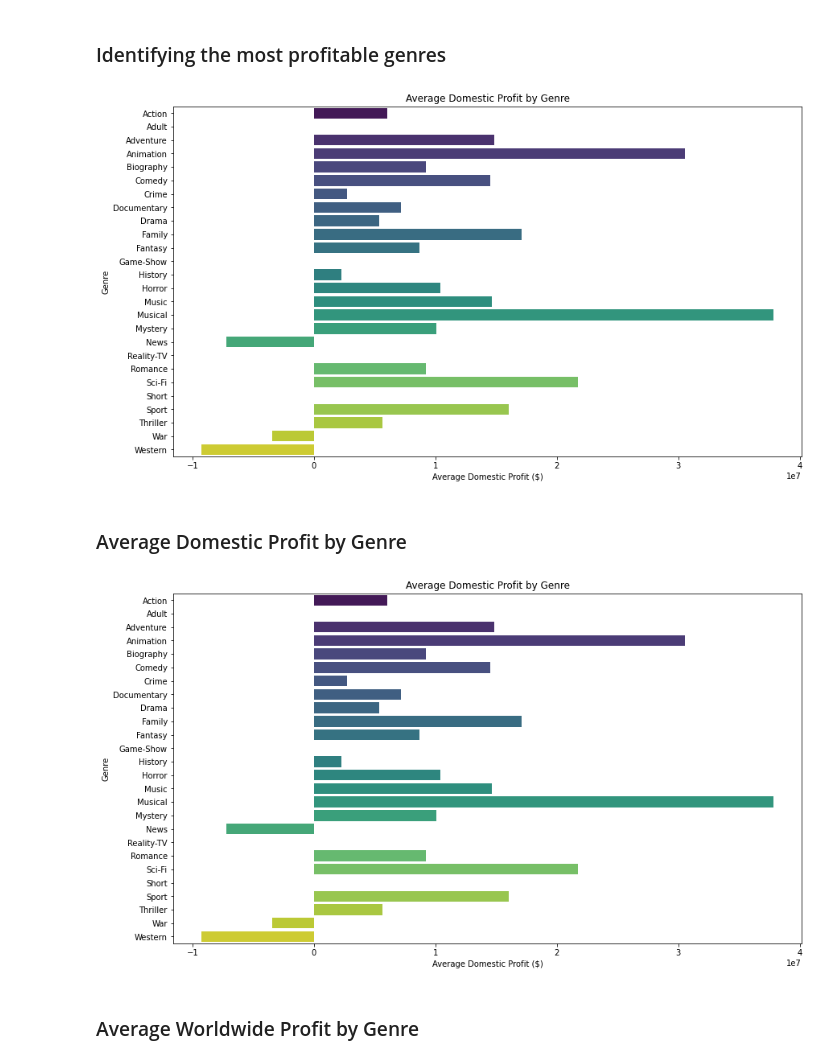
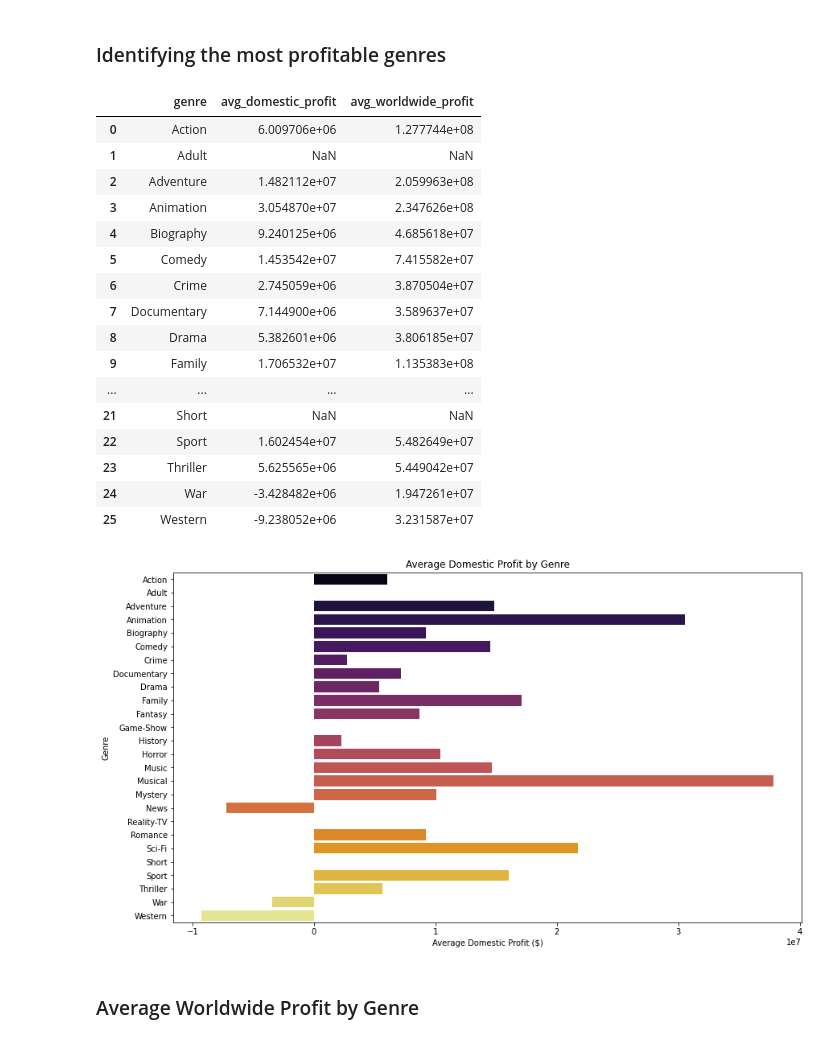
Before and after one commit to daveochieng8/Phase-1-Project, a Jupyter notebook: index.ipynb, the cells around one changed output. Drawn from its saved outputs; the diff is of its cells as text; code cells hidden in the pictures.

```diff
--- a/index.ipynb
+++ b/index.ipynb
@@ -449,36 +449,45 @@ There is a strong positive correlation between production budget and gross reven
 # %% [markdown]
 ### Identifying the most profitable genres
 # %%
-# Calculating the average domestic and worldwide profit for each genre
-genre_columns = genres.columns if 'genres' in locals() else combined_data.columns[combined_data.columns.isin(combined_data['genres'].str.get_dummies(sep=',').columns)]
+
+genre_columns = ['Action', 'Adult', 'Adventure','Animation', 'Biography', 'Comedy', 'Crime', 'Documentary', 'Drama','Family', 'Fantasy', 'Game-Show', 'History', 'Horror', 'Music','Musical', 'Mystery', 'News', 'Reality-TV', 'Romance', 'Sci-Fi','Short', 'Sport', 'Thriller', 'War', 'Western']
+
 genre_profit_df = pd.DataFrame()
 
 for genre in genre_columns:
     genre_profit_df.loc[genre, 'avg_domestic_profit'] = combined_data.loc[combined_data[genre] == 1, 'domestic_profit'].mean()
     genre_profit_df.loc[genre, 'avg_worldwide_profit'] = combined_data.loc[combined_data[genre] == 1, 'worldwide_profit'].mean()
 
 genre_profit_df = genre_profit_df.reset_index().rename(columns={'index': 'genre'})
+
+genre_profit_df
+# %% [output]
+|  | genre | avg_domestic_profit | avg_worldwide_profit |
+| 0 | Action | 6.009706e+06 | 1.277744e+08 |
+| 1 | Adult | NaN | NaN |
+| 2 | Adventure | 1.482112e+07 | 2.059963e+08 |
+| 3 | Animation | 3.054870e+07 | 2.347626e+08 |
+| 4 | Biography | 9.240125e+06 | 4.685618e+07 |
+| 5 | Comedy | 1.453542e+07 | 7.415582e+07 |
+| 6 | Crime | 2.745059e+06 | 3.870504e+07 |
+| 7 | Documentary | 7.144900e+06 | 3.589637e+07 |
+| 8 | Drama | 5.382601e+06 | 3.806185e+07 |
+| 9 | Family | 1.706532e+07 | 1.135383e+08 |
+| ... | ... | ... | ... |
+| 21 | Short | NaN | NaN |
+| 22 | Sport | 1.602454e+07 | 5.482649e+07 |
+| 23 | Thriller | 5.625565e+06 | 5.449042e+07 |
+| 24 | War | -3.428482e+06 | 1.947261e+07 |
+| 25 | Western | -9.238052e+06 | 3.231587e+07 |
 # %%
 plt.figure(figsize=(14, 8))
-sns.barplot(x='avg_domestic_profit', y='genre', data=genre_profit_df, palette='viridis')
+sns.barplot(x='avg_domestic_profit', y='genre', data=genre_profit_df, palette='inferno')
 plt.title('Average Domestic Profit by Genre')
 plt.xlabel('Average Domestic Profit ($)')
 plt.ylabel('Genre')
 plt.show()
 # %% [output]
-[figure, old version]
+[figure, new version]
-# %% [markdown]
-### Average Domestic Profit by Genre
-# %%
-
-plt.figure(figsize=(14, 8))
-sns.barplot(x='avg_domestic_profit', y='genre', data=genre_profit_df, palette='viridis')
-plt.title('Average Domestic Profit by Genre')
-plt.xlabel('Average Domestic Profit ($)')
-plt.ylabel('Genre')
-plt.show()
-# %% [output]
-[figure, removed]
 # %% [markdown]
 ### Average Worldwide Profit by Genre
 # %%
```
Also changed, not shown: parts of 3 cells of this notebook.
